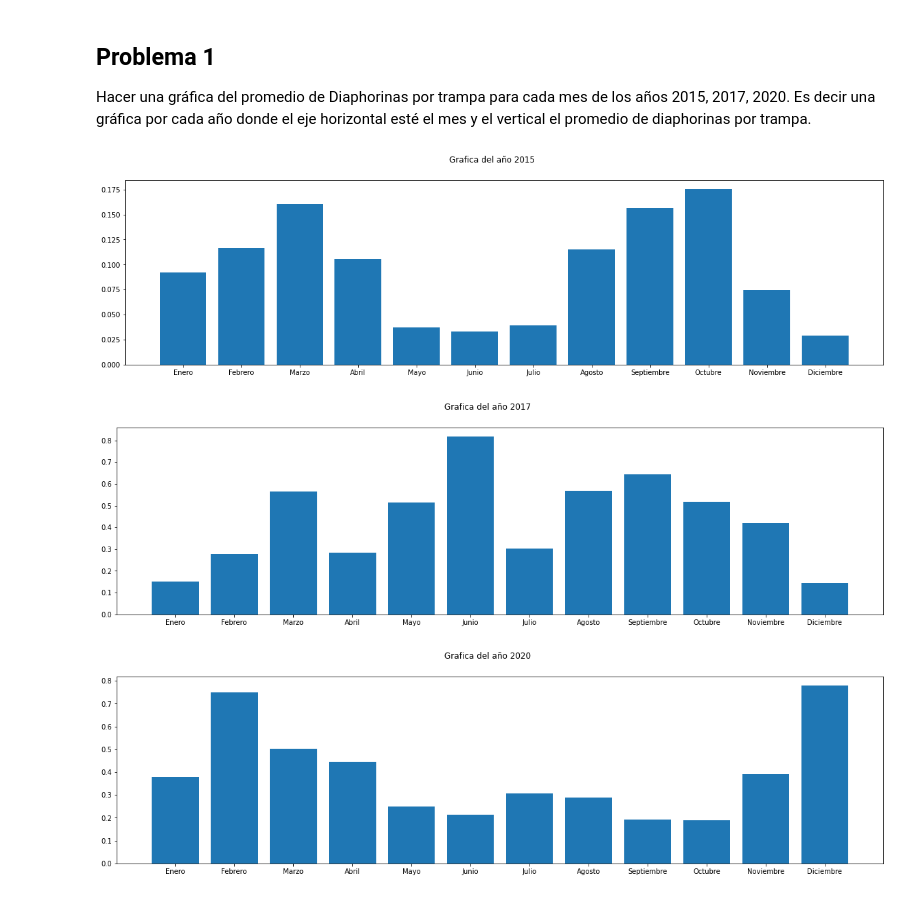
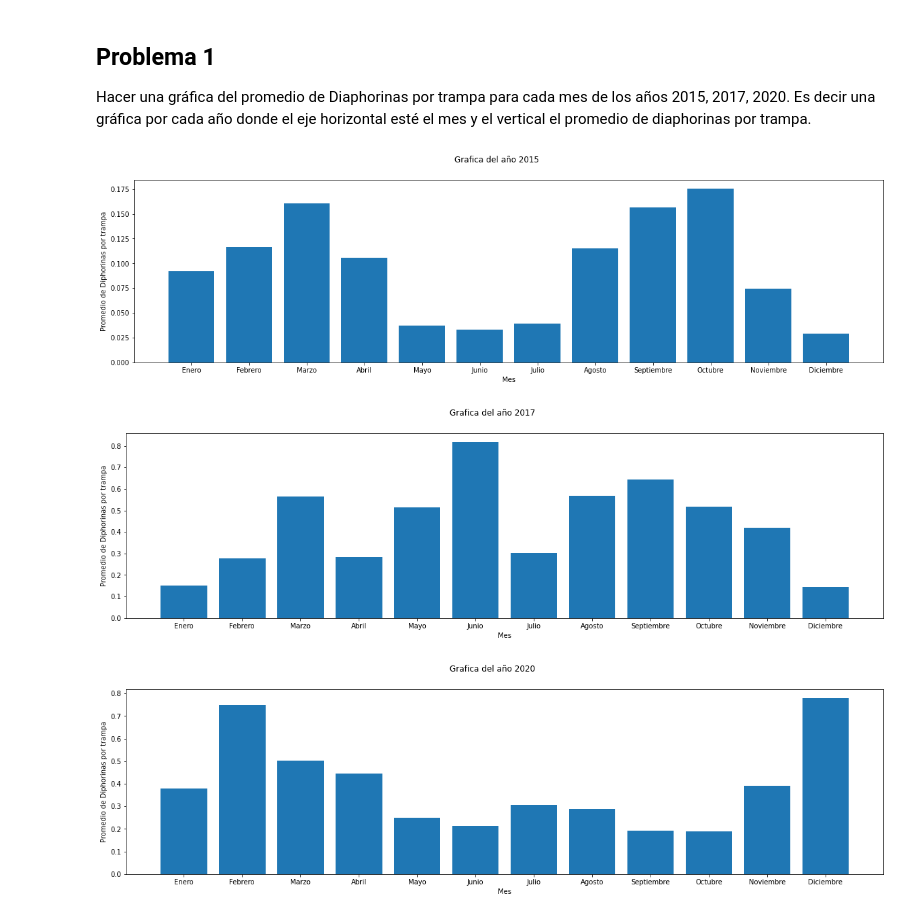
Before and after one commit to HugoMagos0725/Analisis_de_datos, a Jupyter notebook: Proyecto1_Estadistica_Descriptiva.ipynb, the cells around one changed output. Drawn from its saved outputs; the diff is of its cells as text; code cells hidden in the pictures.

Commit message:
Resolución del problema 2, se agregaron descripciones a los ejes de las graficas de la función promedio.

```diff
--- a/Proyecto1_Estadistica_Descriptiva.ipynb
+++ b/Proyecto1_Estadistica_Descriptiva.ipynb
@@ -54,20 +54,22 @@ Hacer una gráfica del promedio de Diaphorinas por trampa para cada mes de los
 # %%
 def promedio(x,year):
   r=x.groupby('Mes')['No_DiaphorinasXtrampa'].mean()
   r.index=['Enero','Febrero','Marzo','Abril','Mayo','Junio','Julio','Agosto','Septiembre','Octubre','Noviembre','Diciembre']
   fig, axes =plt.subplots(1,figsize=(20,5))
   plt.bar(r.index, r.values)
   year= 'Grafica del año ' + str(year)
+  plt.xlabel('Mes')
+  plt.ylabel('Promedio de Diphorinas por trampa')
   plt.suptitle(year)
   plt.show()
   print()
 
 promedio(df['2015'],2015)
 promedio(df['2017'],2017)
 
 df['2020']=df['2020'].rename(columns={'DiaphorinaXTrampa':'No_DiaphorinasXtrampa'})
 promedio(df['2020'],2020)
 # %% [output]
-[figure, old version]
+[figure, new version]
-[figure, old version]
+[figure, new version]
-[figure, old version]
+[figure, new version]
```
Also changed, not shown: parts of 2 cells of this notebook.
